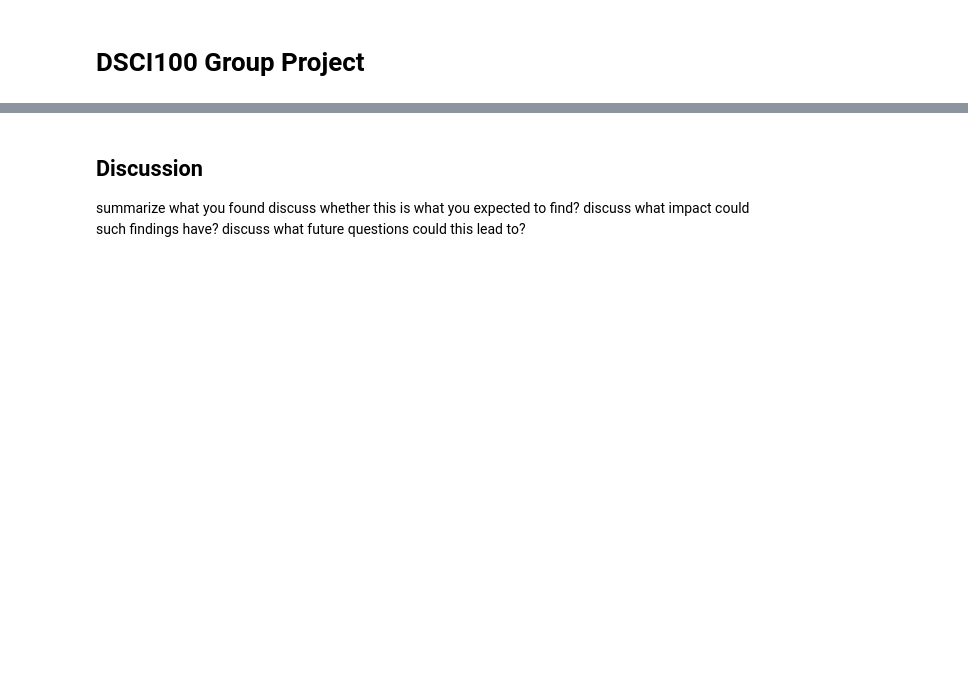
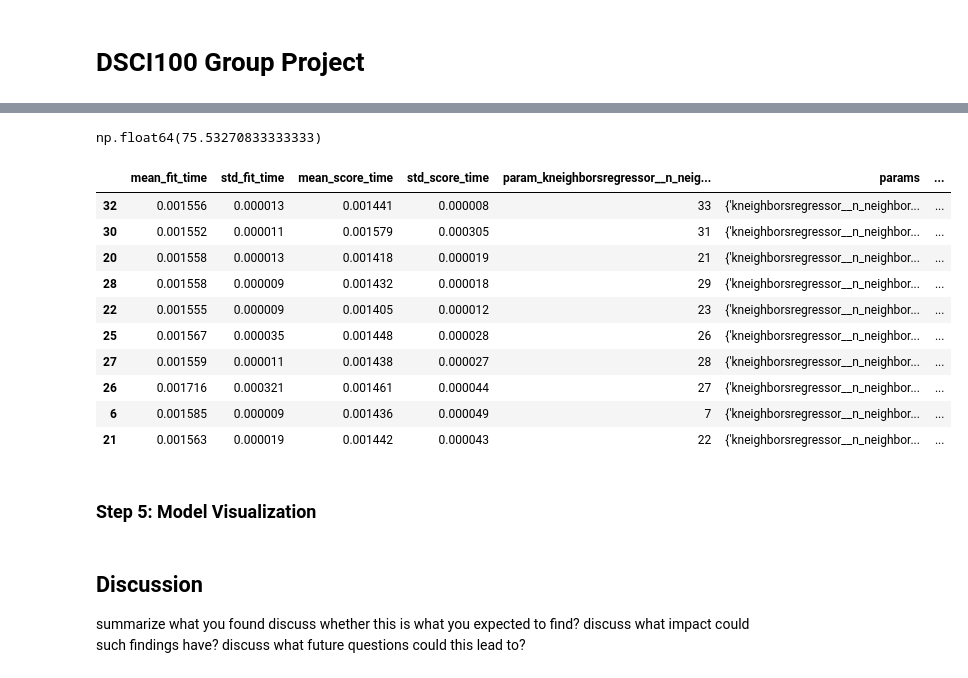
Before and after one commit to louisjyluo/DSCI-100-Group-Project, a Jupyter notebook: Final_Report.ipynb, the cells around one changed output, grey strips where cells are left out. Cells and saved outputs as stored; diff of their text form; code cells hidden in the pictures; blank space fills up the shorter version.

```diff
--- a/Final_Report.ipynb
+++ b/Final_Report.ipynb
@@ -115,3 +149,48 @@ players_wrangled
+# %%
+# Set up KNN and have k = 4 for now, and the X and y data sets
+knn = KNeighborsRegressor(n_neighbors = 4)
+
+player_training, player_testing = train_test_split(
+   players_wrangled, test_size=0.2, random_state=200,
+)
+X_train = player_training.drop(["played_hours"], axis = 1)
+y_train = player_training["played_hours"]
+
+X_test = player_testing.drop(["played_hours"], axis = 1)
+y_test = player_testing["played_hours"]
+
+knn_trained = knn.fit(X_train, y_train)
+y_hat = knn_trained.predict(X_test)
+
+MSE = ((np.sum(y_hat - y_test)) ** 2) / len(y_hat)
+MSE
+# %% [output]
+np.float64(75.53270833333333)
+# %%
+player_pipe = make_pipeline(
+    KNeighborsRegressor()
+)
+param_grid = {
+    "kneighborsregressor__n_neighbors": range(1, 51, 1),
+}
+player_tuned = GridSearchCV(player_pipe, param_grid, cv=5, n_jobs=-1, scoring="neg_mean_squared_error")
+player_results = pd.DataFrame(player_tuned.fit(X_train, y_train).cv_results_)
+player_results = player_results.sort_values(["mean_test_score"])
+player_results.tail(10)
+# %% [output]
+|  | mean_fit_time | std_fit_time | mean_score_time | std_score_time | param_kneighborsregressor__n_neig... | params | ... |
+| 32 | 0.001556 | 0.000013 | 0.001441 | 0.000008 | 33 | {'kneighborsregressor__n_neighbor... | ... |
+| 30 | 0.001552 | 0.000011 | 0.001579 | 0.000305 | 31 | {'kneighborsregressor__n_neighbor... | ... |
+| 20 | 0.001558 | 0.000013 | 0.001418 | 0.000019 | 21 | {'kneighborsregressor__n_neighbor... | ... |
+| 28 | 0.001558 | 0.000009 | 0.001432 | 0.000018 | 29 | {'kneighborsregressor__n_neighbor... | ... |
+| 22 | 0.001555 | 0.000009 | 0.001405 | 0.000012 | 23 | {'kneighborsregressor__n_neighbor... | ... |
+| 25 | 0.001567 | 0.000035 | 0.001448 | 0.000028 | 26 | {'kneighborsregressor__n_neighbor... | ... |
+| 27 | 0.001559 | 0.000011 | 0.001438 | 0.000027 | 28 | {'kneighborsregressor__n_neighbor... | ... |
+| 26 | 0.001716 | 0.000321 | 0.001461 | 0.000044 | 27 | {'kneighborsregressor__n_neighbor... | ... |
+| 6 | 0.001585 | 0.000009 | 0.001436 | 0.000049 | 7 | {'kneighborsregressor__n_neighbor... | ... |
+| 21 | 0.001563 | 0.000019 | 0.001442 | 0.000043 | 22 | {'kneighborsregressor__n_neighbor... | ... |
+# %% [markdown]
+### Step 5: Model Visualization ###
 # %% [markdown]
 ## Discussion ##
 summarize what you found
```
Also changed, not shown: parts of 17 cells of this notebook.
